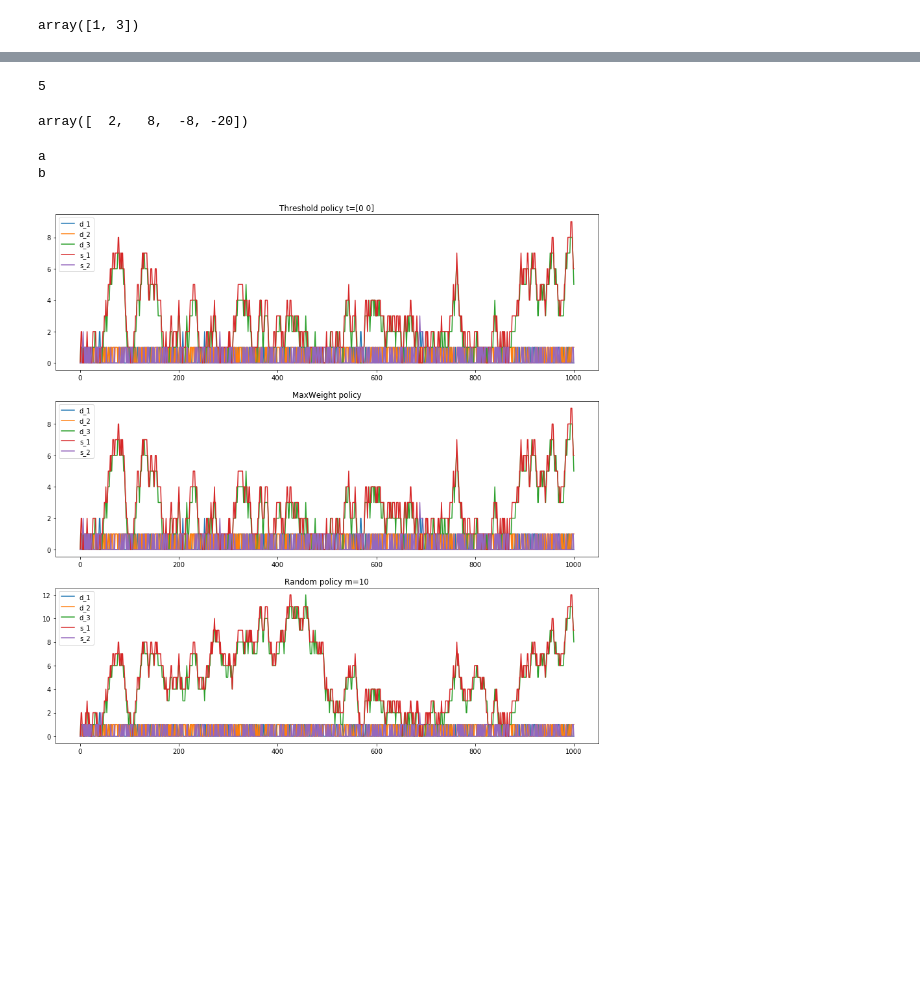
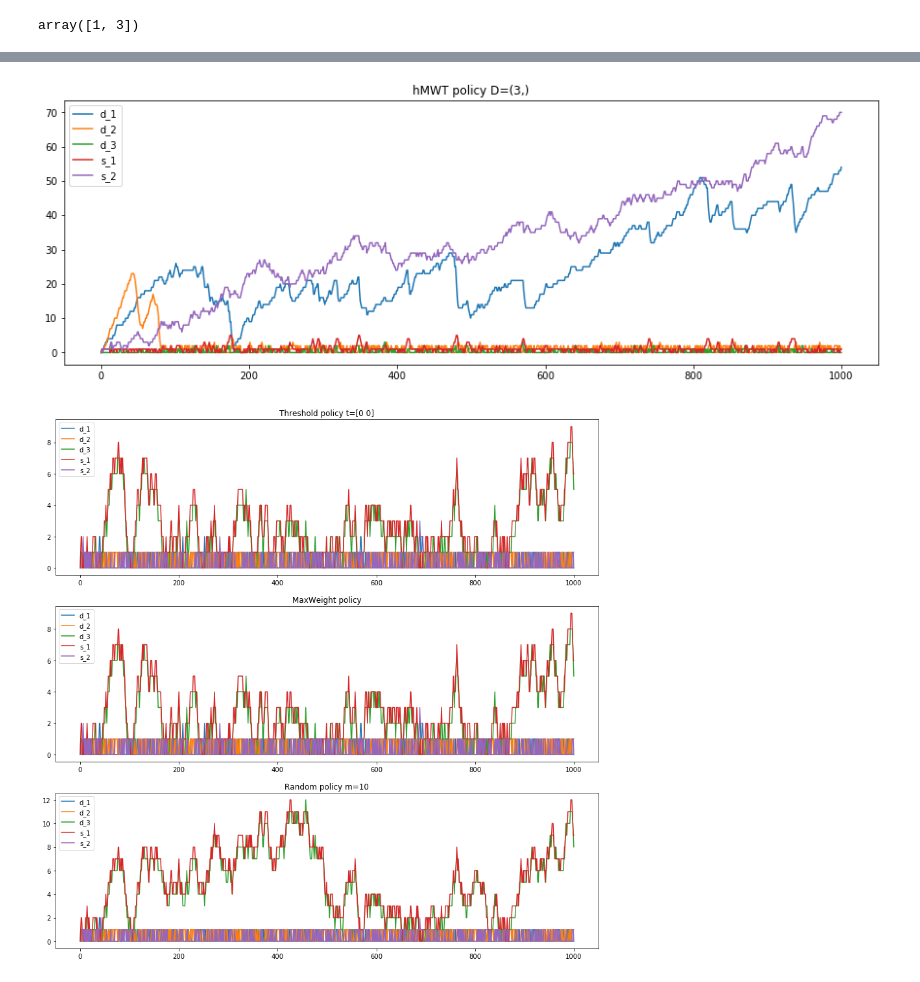
Before and after one commit to ArnaudCadas/DynamicMatchingModel, a Jupyter notebook: TestPolicies.ipynb, the cells around one changed output, grey strips where cells are left out. Saved outputs shown, nothing was run; the diff lists cells and outputs as text; code cells hidden in the pictures; blank space fills up the shorter version.

Commit message:
hMWT policy done

```diff
--- a/TestPolicies.ipynb
+++ b/TestPolicies.ipynb
@@ -25,3 +11,0 @@ W.Dcomplement((1,2))
-# %%
-for i in W.demand_class_set:
-    print([W.edgeIndex((i,s)) for s in W.demandToSupply[(i,)]])
@@ -32,3 +11,0 @@ for i in W.demand_class_set:
-# %%
-for j in W.supply_class_set:
-    print([W.edgeIndex((d,j)) for d in W.supplyToDemand[(j,)]])
@@ -821,9 +843,0 @@ SyntaxError: invalid syntax (<ipython-input-3-109abd8e45ac>, line 194)
-# %%
-np.abs(-5)
-# %% [output]
-5
-# %%
-l = np.array([1,4,8,-5])
-np.multiply(l,np.array([2,2,-1,4]))
-# %% [output]
-array([  2,   8,  -8, -20])
@@ -842,11 +844,16 @@ class A:
-# %%
-a = A(0)
-a.test()
-b = A(1)
-b.test()
-# %% [output]
-a
-b
+# %%
+W = MatchingGraph([(1,1),(2,1),(2,2),(3,2)],3,2)
+alpha = np.array([0.25,0.5,0.25])
+beta = np.array([0.7,0.3])
+arrival_dist = NodesData.items(alpha,beta,W)
+costs = NodesData(np.array([1., 1000., 1., 1., 1.]),W)
+P = [hMWT_policy(Workload_index=['d',(3,)], alpha=arrival_dist, costs=costs, beta=2., kappa=10., theta=1., delta_plus=0.01, NUmax=8.)]
+x0 = State.zeros(W)
+test_model = Model(W,arrival_dist,costs,x0)
+# %%
+t = test_model.run(1000,P,plot=True)
+# %% [output]
+[figure, added]
 # %%
 W = MatchingGraph([(1,1),(2,1),(2,2),(3,2)],3,2)
 alpha = np.array([0.25,0.5,0.25])
```
Also changed, not shown: parts of 8 cells of this notebook.
